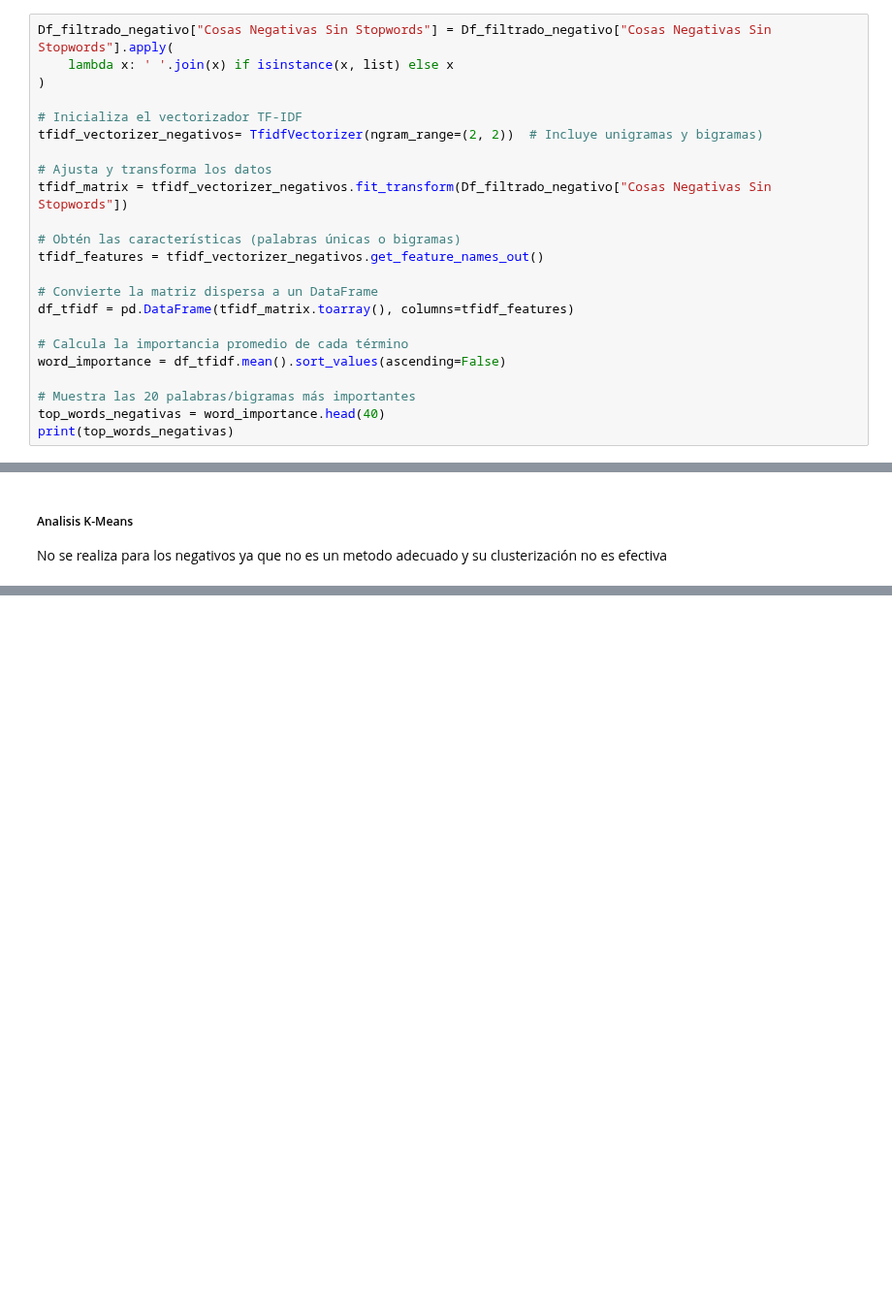
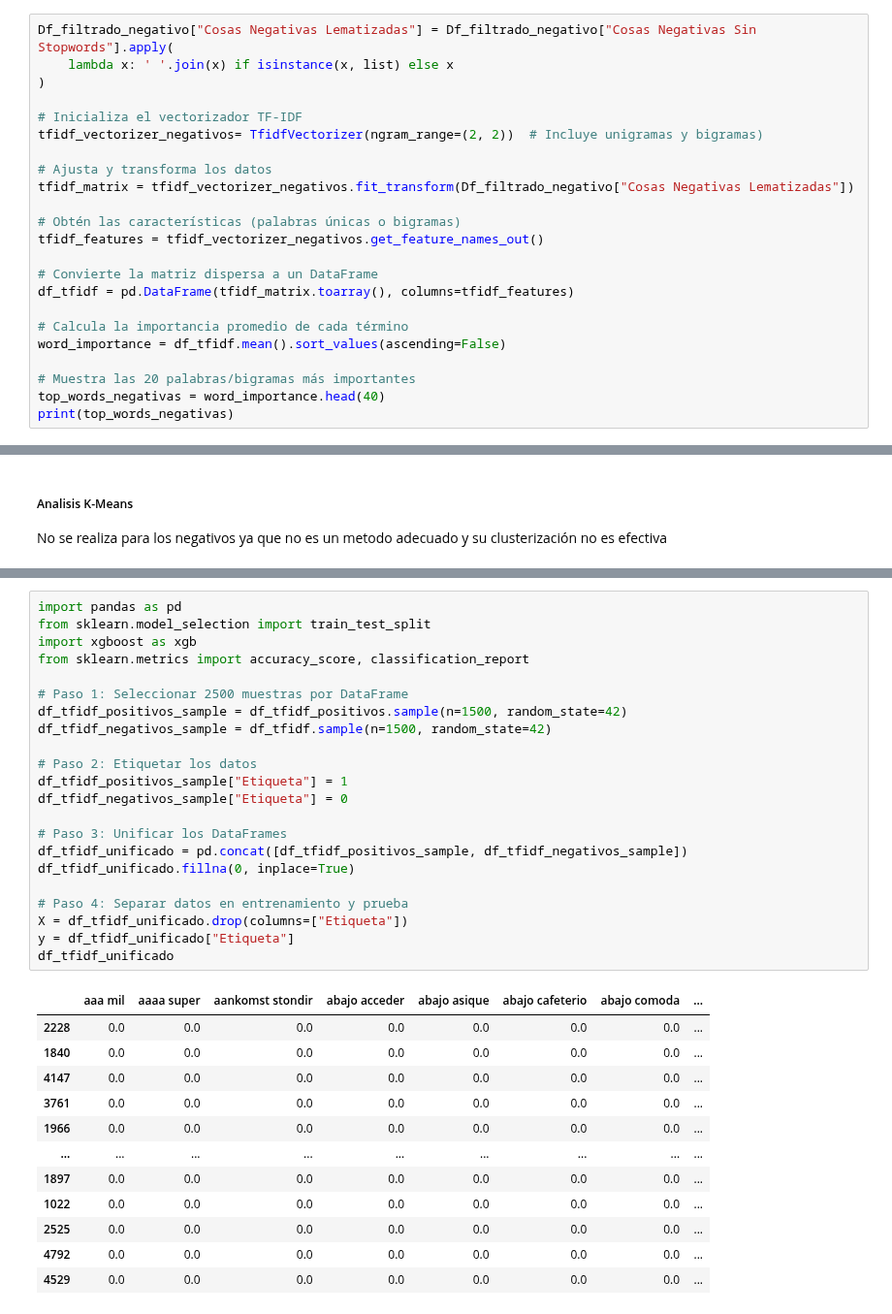
Before and after one commit to sebastiaanbv/NLP_EAN, a Jupyter notebook: Actividad 1/Preprocesamiento_booking.ipynb, the cells around one changed output, grey strips where cells are left out. Shown at 97% size. Saved outputs shown, nothing was run; the diff lists cells and outputs as text; blank space fills up the shorter version.

```diff
--- a/Actividad 1/Preprocesamiento_booking.ipynb
+++ b/Actividad 1/Preprocesamiento_booking.ipynb
@@ -522,7 +526,7 @@ dtype: int64
 # %% [markdown]
 ##### TF-IDF
 # %%
-Df_filtrado_negativo["Cosas Negativas Sin Stopwords"] = Df_filtrado_negativo["Cosas Negativas Sin Stopwords"].apply(
+Df_filtrado_negativo["Cosas Negativas Lematizadas"] = Df_filtrado_negativo["Cosas Negativas Sin Stopwords"].apply(
     lambda x: ' '.join(x) if isinstance(x, list) else x
 )
 
@@ -530,7 +534,7 @@ Df_filtrado_negativo["Cosas Negativas Sin Stopwords"] = Df_filtrado_negativo["Co
 tfidf_vectorizer_negativos= TfidfVectorizer(ngram_range=(2, 2))  # Incluye unigramas y bigramas)
 
 # Ajusta y transforma los datos
-tfidf_matrix = tfidf_vectorizer_negativos.fit_transform(Df_filtrado_negativo["Cosas Negativas Sin Stopwords"])
+tfidf_matrix = tfidf_vectorizer_negativos.fit_transform(Df_filtrado_negativo["Cosas Negativas Lematizadas"])
 
 # Obtén las características (palabras únicas o bigramas)
 tfidf_features = tfidf_vectorizer_negativos.get_feature_names_out()
@@ -732,0 +754,35 @@ Toca hacer count vectorizer obligatoriamente
+# %%
+import pandas as pd
+from sklearn.model_selection import train_test_split
+import xgboost as xgb
+from sklearn.metrics import accuracy_score, classification_report
+
+# Paso 1: Seleccionar 2500 muestras por DataFrame
+df_tfidf_positivos_sample = df_tfidf_positivos.sample(n=1500, random_state=42)
+df_tfidf_negativos_sample = df_tfidf.sample(n=1500, random_state=42)
+
+# Paso 2: Etiquetar los datos
+df_tfidf_positivos_sample["Etiqueta"] = 1
+df_tfidf_negativos_sample["Etiqueta"] = 0
+
+# Paso 3: Unificar los DataFrames
+df_tfidf_unificado = pd.concat([df_tfidf_positivos_sample, df_tfidf_negativos_sample])
+df_tfidf_unificado.fillna(0, inplace=True)
+
+# Paso 4: Separar datos en entrenamiento y prueba
+X = df_tfidf_unificado.drop(columns=["Etiqueta"])
+y = df_tfidf_unificado["Etiqueta"]
+df_tfidf_unificado
+# %% [output]
+|  | aaa mil | aaaa super | aankomst stondir | abajo acceder | abajo asique | abajo cafeterio | abajo comoda | ... |
+| 2228 | 0.0 | 0.0 | 0.0 | 0.0 | 0.0 | 0.0 | 0.0 | ... |
+| 1840 | 0.0 | 0.0 | 0.0 | 0.0 | 0.0 | 0.0 | 0.0 | ... |
+| 4147 | 0.0 | 0.0 | 0.0 | 0.0 | 0.0 | 0.0 | 0.0 | ... |
+| 3761 | 0.0 | 0.0 | 0.0 | 0.0 | 0.0 | 0.0 | 0.0 | ... |
+| 1966 | 0.0 | 0.0 | 0.0 | 0.0 | 0.0 | 0.0 | 0.0 | ... |
+| ... | ... | ... | ... | ... | ... | ... | ... | ... |
+| 1897 | 0.0 | 0.0 | 0.0 | 0.0 | 0.0 | 0.0 | 0.0 | ... |
+| 1022 | 0.0 | 0.0 | 0.0 | 0.0 | 0.0 | 0.0 | 0.0 | ... |
+| 2525 | 0.0 | 0.0 | 0.0 | 0.0 | 0.0 | 0.0 | 0.0 | ... |
+| 4792 | 0.0 | 0.0 | 0.0 | 0.0 | 0.0 | 0.0 | 0.0 | ... |
+| 4529 | 0.0 | 0.0 | 0.0 | 0.0 | 0.0 | 0.0 | 0.0 | ... |
```
Also changed, not shown: parts of 24 cells of this notebook.
